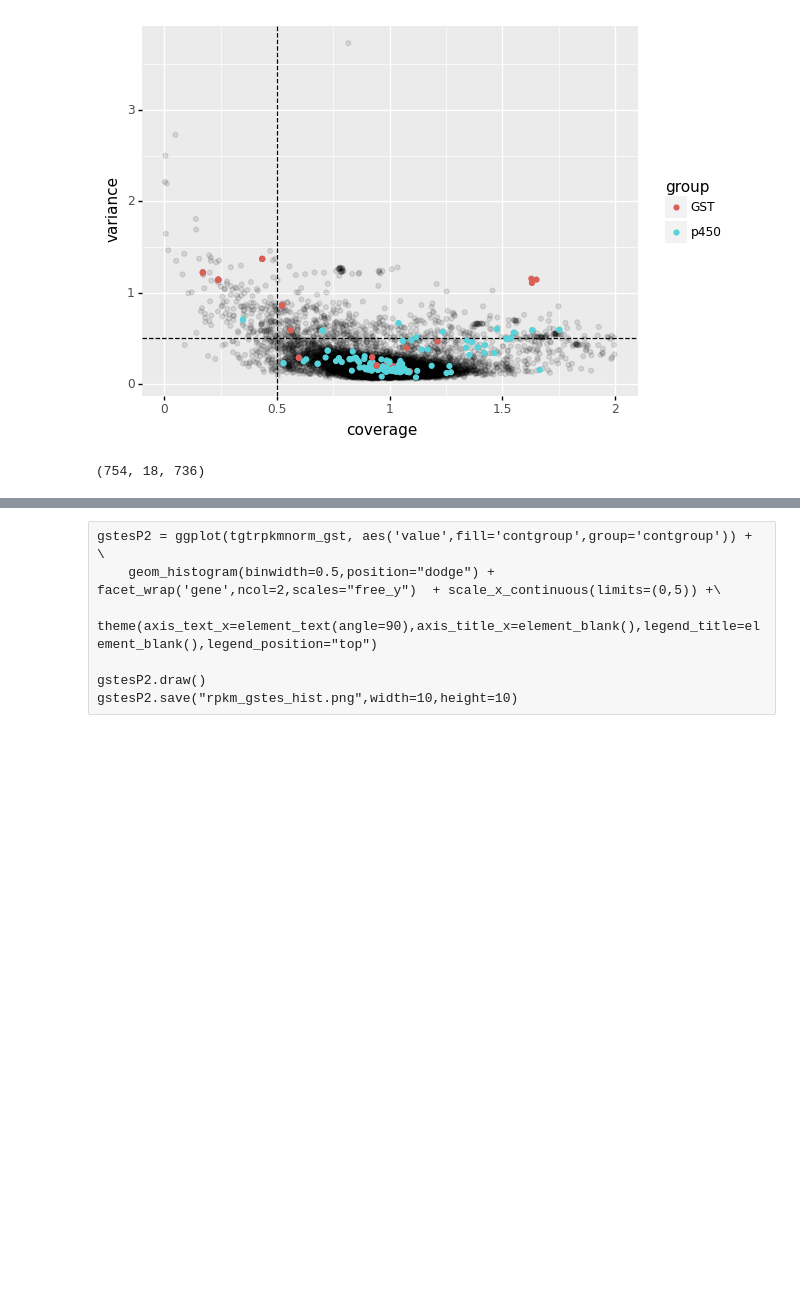
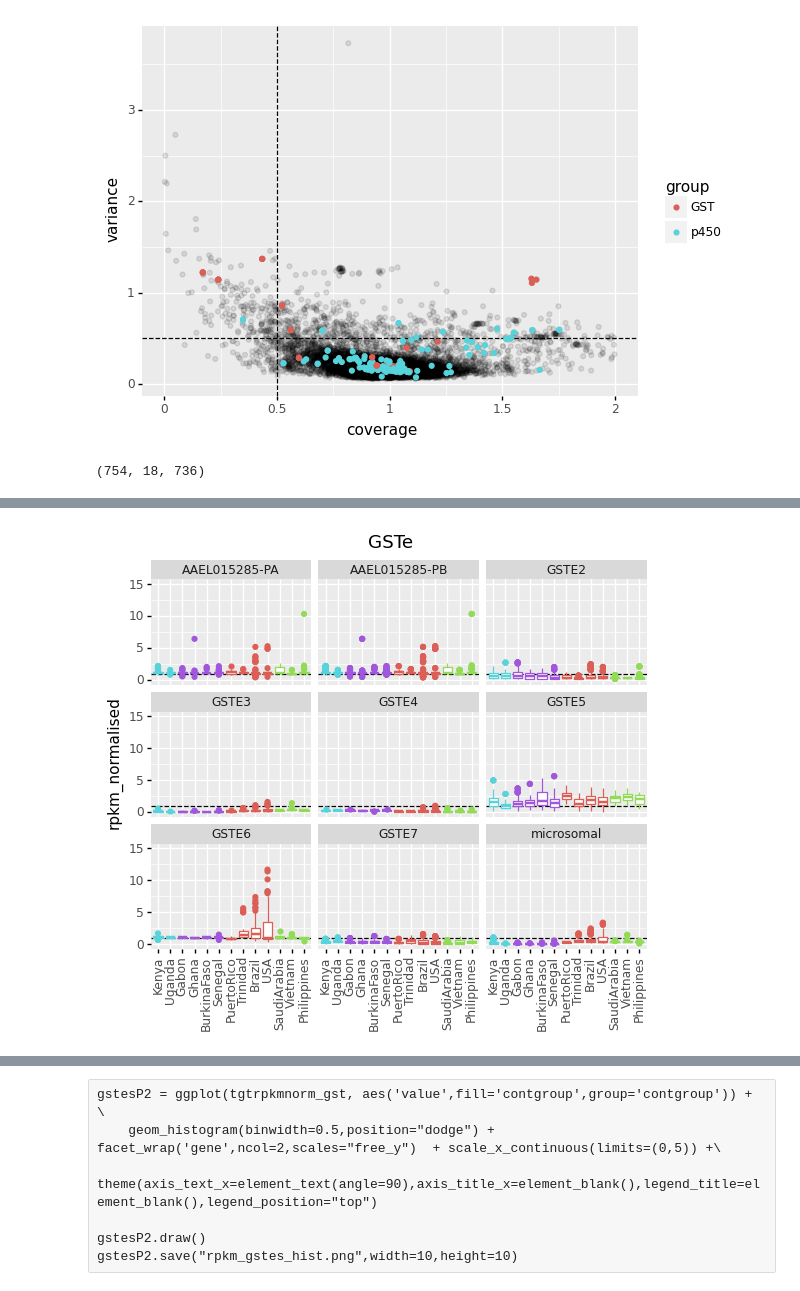
Before and after one commit to sethnr/Aaeg1200g_admixture_resistance, a Jupyter notebook: analyses/sredmond/221124_get_gene_depths/get_gene_RPKMs.ipynb, the cells around one changed output, grey strips where cells are left out. Cells and saved outputs as stored; diff of their text form; code cells hidden in the pictures; blank space fills up the shorter version.

```diff
--- a/analyses/sredmond/221124_get_gene_depths/get_gene_RPKMs.ipynb
+++ b/analyses/sredmond/221124_get_gene_depths/get_gene_RPKMs.ipynb
@@ -141,3 +156,13 @@ gstesP.save("rpkm_gstes_box.png",width=15,height=10)
+# %%
+gstesP = ggplot(tgtrpkmnorm_gst, aes('country', 'value',color='contgroup',group='country')) +  \
+    geom_hline(yintercept=1,linetype="dashed") + geom_boxplot() + facet_wrap('genename',ncol=3) + \
+    theme(axis_text_x=element_text(angle=90),axis_title_x=element_blank(),legend_position="none") +\
+    ylab("rpkm_normalised") + ggtitle("GSTe") +\
+    coord_cartesian(ylim=ylim)
+gstesP.draw()
+gstesP.save("rpkm_gstes_name_box.png",width=15,height=10)
+# %% [output]
+[figure, added]
 # %%
 i=1
 rndP = ggplot(tgtrpkmnorm_rnd, aes('country', 'value',color='contgroup',group='country')) + \
```
Also changed, not shown: parts of 8 cells of this notebook, 21 other files.
